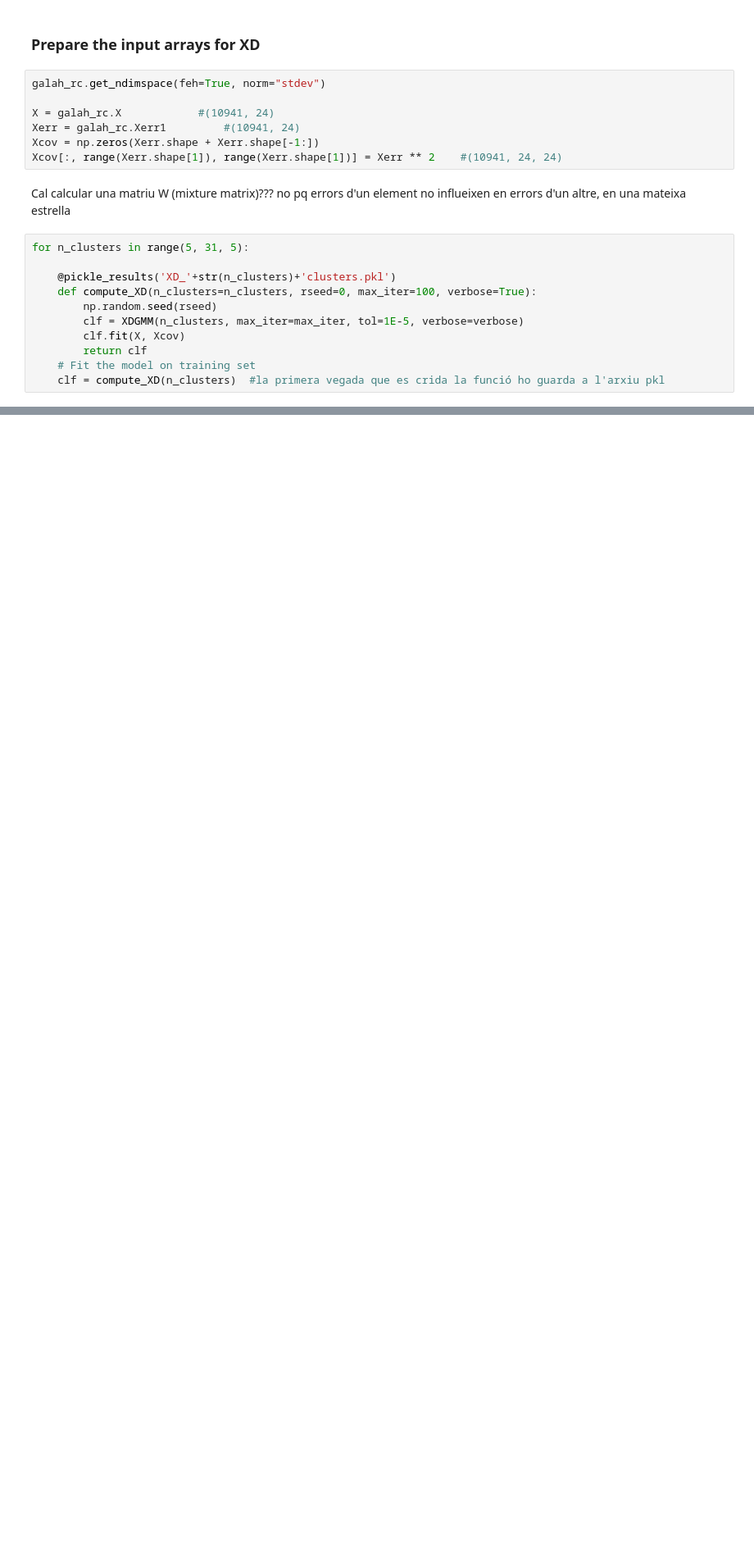
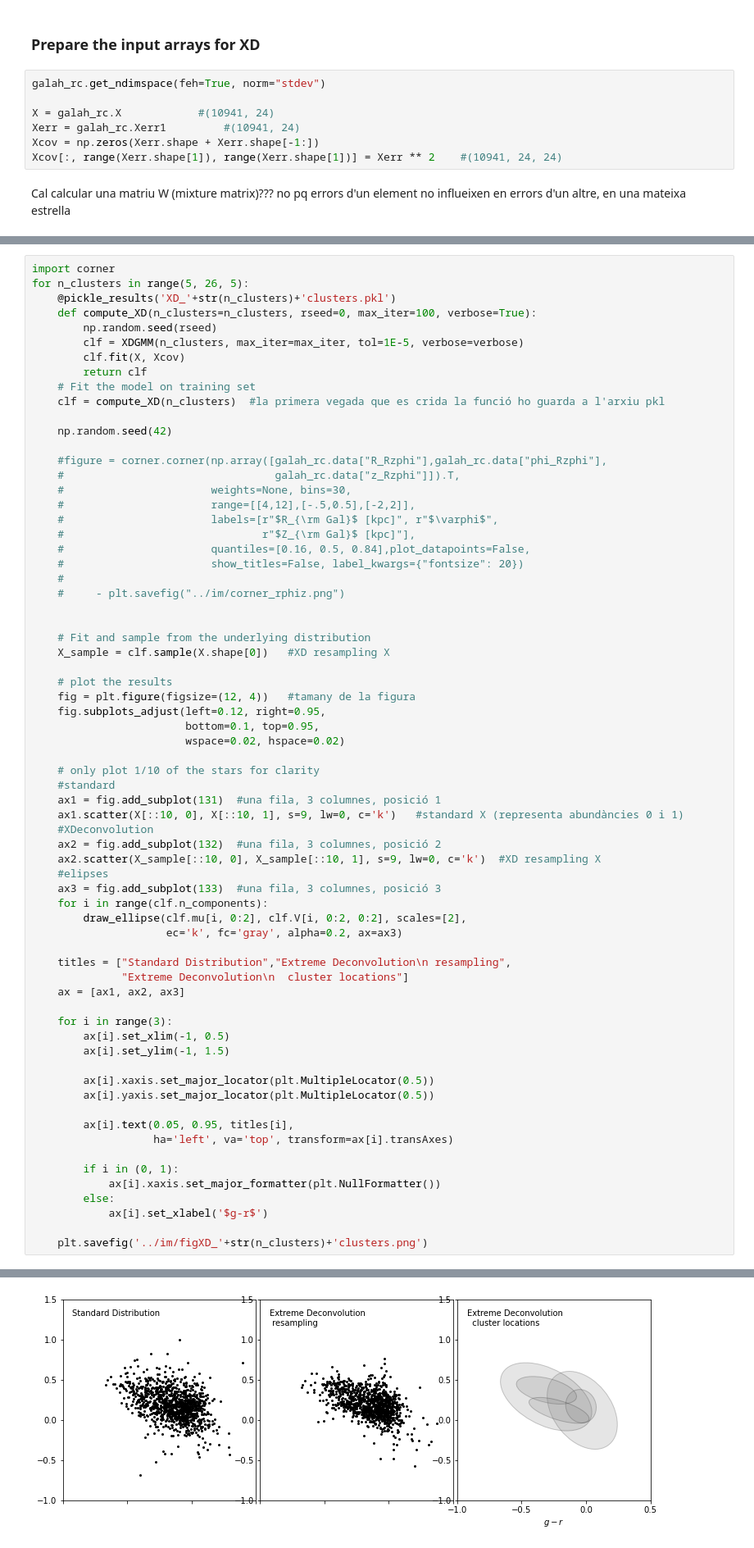
Before and after one commit to aleixcb/tfg_galah, a Jupyter notebook: py/XD aplicat a RC.ipynb, the cells around one changed output, grey strips where cells are left out. Shown at 82% size. Cells and saved outputs as stored; diff of their text form; blank space fills up the shorter version.

```diff
--- a/py/XD aplicat a RC.ipynb
+++ b/py/XD aplicat a RC.ipynb
@@ -57,14 +57,3 @@ Xcov = np.zeros(Xerr.shape + Xerr.shape[-1:])
 Xcov[:, range(Xerr.shape[1]), range(Xerr.shape[1])] = Xerr ** 2    #(10941, 24, 24)
 # %% [markdown]
 Cal calcular una matriu W (mixture matrix)???  no pq errors d'un element no influeixen en errors d'un altre, en una mateixa estrella
-# %%
-for n_clusters in range(5, 31, 5):
-
-    @pickle_results('XD_'+str(n_clusters)+'clusters.pkl')
-    def compute_XD(n_clusters=n_clusters, rseed=0, max_iter=100, verbose=True):
-        np.random.seed(rseed)
-        clf = XDGMM(n_clusters, max_iter=max_iter, tol=1E-5, verbose=verbose)
-        clf.fit(X, Xcov)
-        return clf
-    # Fit the model on training set
-    clf = compute_XD(n_clusters)  #la primera vegada que es crida la funció ho guarda a l'arxiu pkl
@@ -220,0 +60,69 @@ fer for per n_clusters = 5, 10, 15.., 30.
+# %%
+import corner
+for n_clusters in range(5, 26, 5):
+    @pickle_results('XD_'+str(n_clusters)+'clusters.pkl')
+    def compute_XD(n_clusters=n_clusters, rseed=0, max_iter=100, verbose=True):
+        np.random.seed(rseed)
+        clf = XDGMM(n_clusters, max_iter=max_iter, tol=1E-5, verbose=verbose)
+        clf.fit(X, Xcov)
+        return clf
+    # Fit the model on training set
+    clf = compute_XD(n_clusters)  #la primera vegada que es crida la funció ho guarda a l'arxiu pkl
+
+    np.random.seed(42)
+
+    #figure = corner.corner(np.array([galah_rc.data["R_Rzphi"],galah_rc.data["phi_Rzphi"],
+    #                                 galah_rc.data["z_Rzphi"]]).T,
+    #                       weights=None, bins=30,
+    #                       range=[[4,12],[-.5,0.5],[-2,2]],
+    #                       labels=[r"$R_{\rm Gal}$ [kpc]", r"$\varphi$",
+    #                               r"$Z_{\rm Gal}$ [kpc]"],
+    #                       quantiles=[0.16, 0.5, 0.84],plot_datapoints=False,
+    #                       show_titles=False, label_kwargs={"fontsize": 20})
+    #
+    #     - plt.savefig("../im/corner_rphiz.png")
+
+
+    # Fit and sample from the underlying distribution
+    X_sample = clf.sample(X.shape[0])   #XD resampling X
+
+    # plot the results
+    fig = plt.figure(figsize=(12, 4))   #tamany de la figura
+    fig.subplots_adjust(left=0.12, right=0.95,
+                        bottom=0.1, top=0.95,
+                        wspace=0.02, hspace=0.02)
+
+    # only plot 1/10 of the stars for clarity
+    #standard
+    ax1 = fig.add_subplot(131)  #una fila, 3 columnes, posició 1
+    ax1.scatter(X[::10, 0], X[::10, 1], s=9, lw=0, c='k')   #standard X (representa abundàncies 0 i 1)
+    #XDeconvolution
+    ax2 = fig.add_subplot(132)  #una fila, 3 columnes, posició 2
+    ax2.scatter(X_sample[::10, 0], X_sample[::10, 1], s=9, lw=0, c='k')  #XD resampling X
+    #elipses
+    ax3 = fig.add_subplot(133)  #una fila, 3 columnes, posició 3
+    for i in range(clf.n_components):
+        draw_ellipse(clf.mu[i, 0:2], clf.V[i, 0:2, 0:2], scales=[2],
+                     ec='k', fc='gray', alpha=0.2, ax=ax3)
+
+    titles = ["Standard Distribution","Extreme Deconvolution\n resampling",
+              "Extreme Deconvolution\n  cluster locations"]
+    ax = [ax1, ax2, ax3]
+
+    for i in range(3):
+        ax[i].set_xlim(-1, 0.5)
+        ax[i].set_ylim(-1, 1.5)
+
+        ax[i].xaxis.set_major_locator(plt.MultipleLocator(0.5))
+        ax[i].yaxis.set_major_locator(plt.MultipleLocator(0.5))
+
+        ax[i].text(0.05, 0.95, titles[i],
+                   ha='left', va='top', transform=ax[i].transAxes)
+
+        if i in (0, 1):
+            ax[i].xaxis.set_major_formatter(plt.NullFormatter())
+        else:
+            ax[i].set_xlabel('$g-r$')
+
+    plt.savefig('../im/figXD_'+str(n_clusters)+'clusters.png')
+# %% [output]
@@ -220,0 +134 @@ fer for per n_clusters = 5, 10, 15.., 30.
+[figure, added]
```
Also changed, not shown: parts of 6 cells of this notebook, 7 other files.
